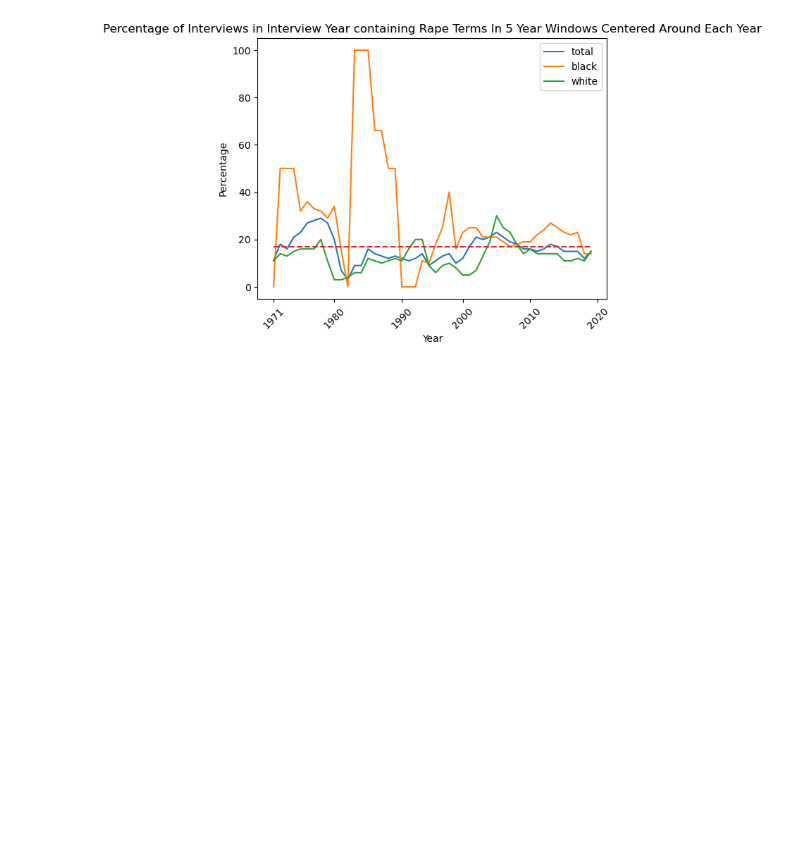
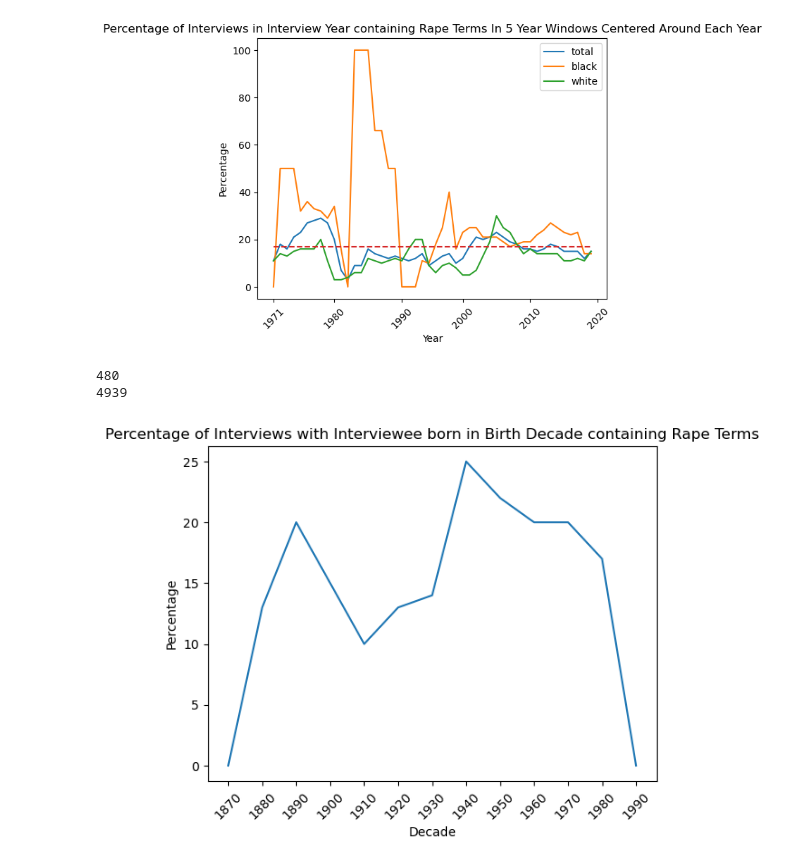
Before and after one commit to ohtap/ohtap, a Jupyter notebook: Research Question 1/RQ1 code.ipynb, the cells around one changed output. Cells and saved outputs as stored; diff of their text form; code cells hidden in the pictures; blank space fills up the shorter version.

```diff
--- a/Research Question 1/RQ1 code.ipynb
+++ b/Research Question 1/RQ1 code.ipynb
@@ -1206,0 +1256,48 @@ pyplot.show()
+# %%
+files_formatted=set()
+for i in files:
+    files_formatted.add(i[i.rfind("\\\\")+2:])
+print(len(files_formatted))
+birthyear_to_number_of_interviews=defaultdict(lambda:0)
+birthyear_to_number_of_interviews_CRT=defaultdict(lambda:0)
+print(len(text_to_ids))
+for i in text_to_ids:
+    for j in text_to_ids[i]["id"]:
+        birthyear_to_number_of_interviews[database[j]["\ufeffbirth_decade"]]+=1
+for i in files_formatted:
+    for j in text_to_ids[i[:i.rfind(",")]]["id"]:
+        birthyear_to_number_of_interviews_CRT[database[j]["\ufeffbirth_decade"]]+=1
+
+
+years=[]
+for i in range(1870, 2000, 10):
+    years.append(str(i))
+total=[]
+hits_formatted=[]
+for i in years:
+    total.append(birthyear_to_number_of_interviews[i])
+    hits_formatted.append(birthyear_to_number_of_interviews_CRT[i])
+percentage_withNI=[]
+for i in range(len(years)):
+    if total[i]==0:
+        percentage_withNI.append(0)
+    else:
+        percentage_withNI.append(int(hits_formatted[i]/total[i]*100))
+# %% [output]
+480
+4939
+# %%
+Year = range(len(percentage_withNI))
+percentages = percentage_withNI
+pyplot.plot(Year, percentages)
+#pyplot.plot(Year, [int(100*sum(hits_formatted)/totalnum) for i in range(len(percentage_withNI)) ], linestyle="dashed")
+pyplot.title("Percentage of Interviews with Interviewee born in Birth Decade containing Rape Terms")
+pyplot.xlabel('Decade')
+pyplot.ylabel('Percentage')
+pyplot.xticks(rotation = 45)
+positions = range(len(years))
+labels=years
+pyplot.xticks(positions, labels)
+pyplot.show()
+# %% [output]
+[figure, added]
```
Also changed, not shown: parts of 12 cells of this notebook.
